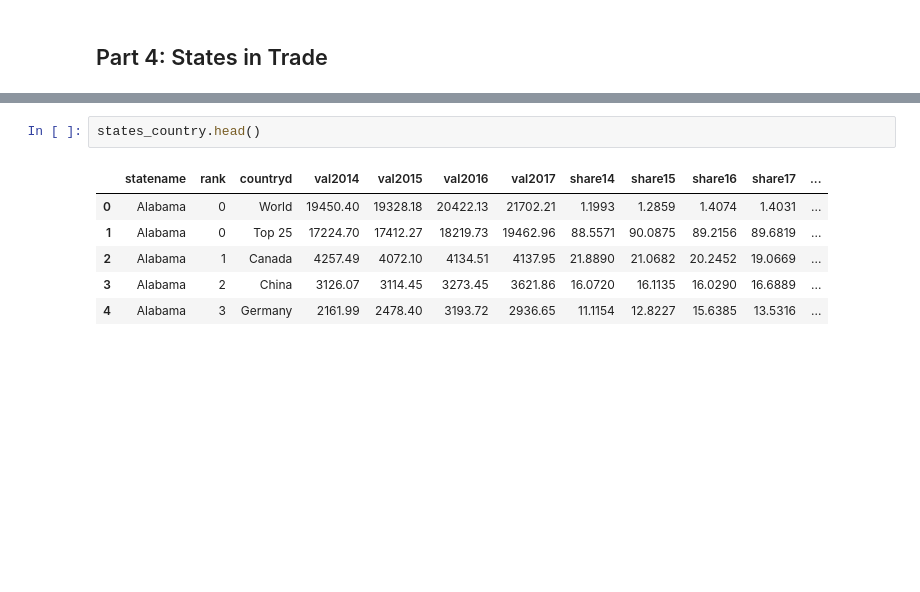
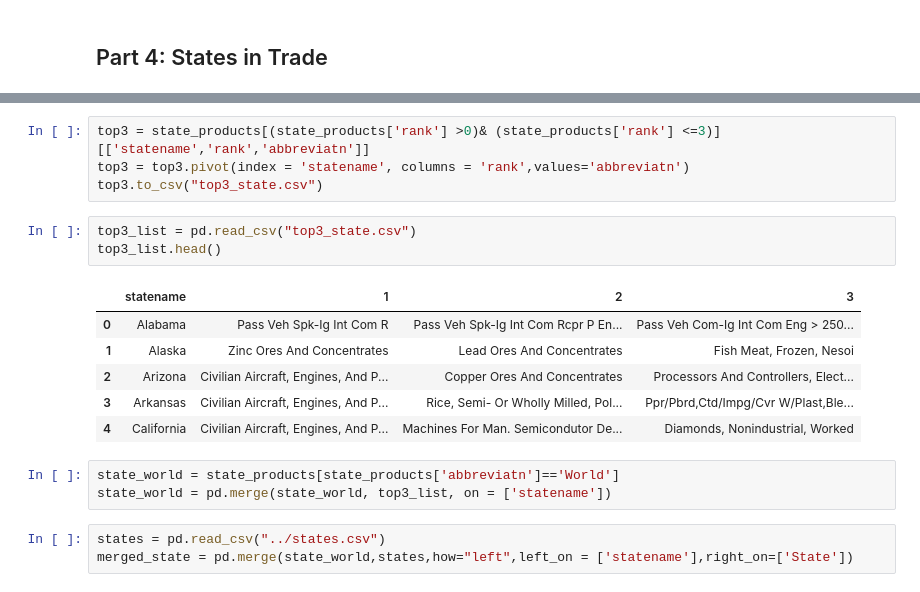
Before and after one commit to dyan10/US-Imports-and-Exports-Analysis-via-Visualization, a Jupyter notebook: US_International_Trade.ipynb, the cells around one changed output, grey strips where cells are left out. Cells and saved outputs as stored; diff of their text form; blank space fills up the shorter version.

```diff
--- a/US_International_Trade.ipynb
+++ b/US_International_Trade.ipynb
@@ -651,12 +696,23 @@ states_item.head()
 | 2 | Alabama | 1 | 870323 | PASS VEH SPK-IG INT COM R | 2727.81 | 3142.50 | 3539.26 | 3428.13 | 14.0244 | 16.2587 | ... |
 | 3 | Alabama | 2 | 870324 | PASS VEH SPK-IG INT COM RCPR P EN... | 1915.55 | 1669.70 | 1820.76 | 2201.59 | 9.8484 | 8.6387 | ... |
 | 4 | Alabama | 3 | 870333 | PASS VEH COM-IG INT COM ENG > 250... | 1621.30 | 1760.87 | 2046.18 | 1692.07 | 8.3356 | 9.1104 | ... |
-# %%
-states_country.head()
-# %% [output]
-|  | statename | rank | countryd | val2014 | val2015 | val2016 | val2017 | share14 | share15 | share16 | share17 | ... |
-| 0 | Alabama | 0 | World | 19450.40 | 19328.18 | 20422.13 | 21702.21 | 1.1993 | 1.2859 | 1.4074 | 1.4031 | ... |
-| 1 | Alabama | 0 | Top 25 | 17224.70 | 17412.27 | 18219.73 | 19462.96 | 88.5571 | 90.0875 | 89.2156 | 89.6819 | ... |
-| 2 | Alabama | 1 | Canada | 4257.49 | 4072.10 | 4134.51 | 4137.95 | 21.8890 | 21.0682 | 20.2452 | 19.0669 | ... |
-| 3 | Alabama | 2 | China | 3126.07 | 3114.45 | 3273.45 | 3621.86 | 16.0720 | 16.1135 | 16.0290 | 16.6889 | ... |
-| 4 | Alabama | 3 | Germany | 2161.99 | 2478.40 | 3193.72 | 2936.65 | 11.1154 | 12.8227 | 15.6385 | 13.5316 | ... |
+# %%
+top3 = state_products[(state_products['rank'] >0)& (state_products['rank'] <=3)][['statename','rank','abbreviatn']]
+top3 = top3.pivot(index = 'statename', columns = 'rank',values='abbreviatn')
+top3.to_csv("top3_state.csv")
+# %%
+top3_list = pd.read_csv("top3_state.csv")
+top3_list.head()
+# %% [output]
+|  | statename | 1 | 2 | 3 |
+| 0 | Alabama | Pass Veh Spk-Ig Int Com R | Pass Veh Spk-Ig Int Com Rcpr P En... | Pass Veh Com-Ig Int Com Eng > 250... |
+| 1 | Alaska | Zinc Ores And Concentrates | Lead Ores And Concentrates | Fish Meat, Frozen, Nesoi |
+| 2 | Arizona | Civilian Aircraft, Engines, And P... | Copper Ores And Concentrates | Processors And Controllers, Elect... |
+| 3 | Arkansas | Civilian Aircraft, Engines, And P... | Rice, Semi- Or Wholly Milled, Pol... | Ppr/Pbrd,Ctd/Impg/Cvr W/Plast,Ble... |
+| 4 | California | Civilian Aircraft, Engines, And P... | Machines For Man. Semicondutor De... | Diamonds, Nonindustrial, Worked |
+# %%
+state_world = state_products[state_products['abbreviatn']=='World']
+state_world = pd.merge(state_world, top3_list, on = ['statename'])
+# %%
+states = pd.read_csv("../states.csv")
+merged_state = pd.merge(state_world,states,how="left",left_on = ['statename'],right_on=['State'])
```
Also changed, not shown: parts of 14 cells of this notebook.
